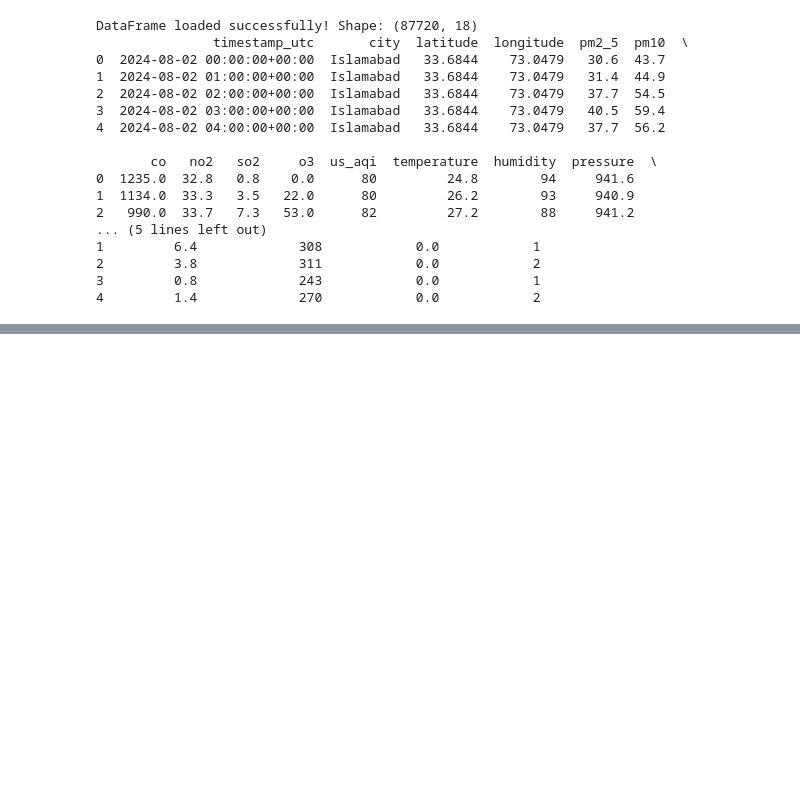
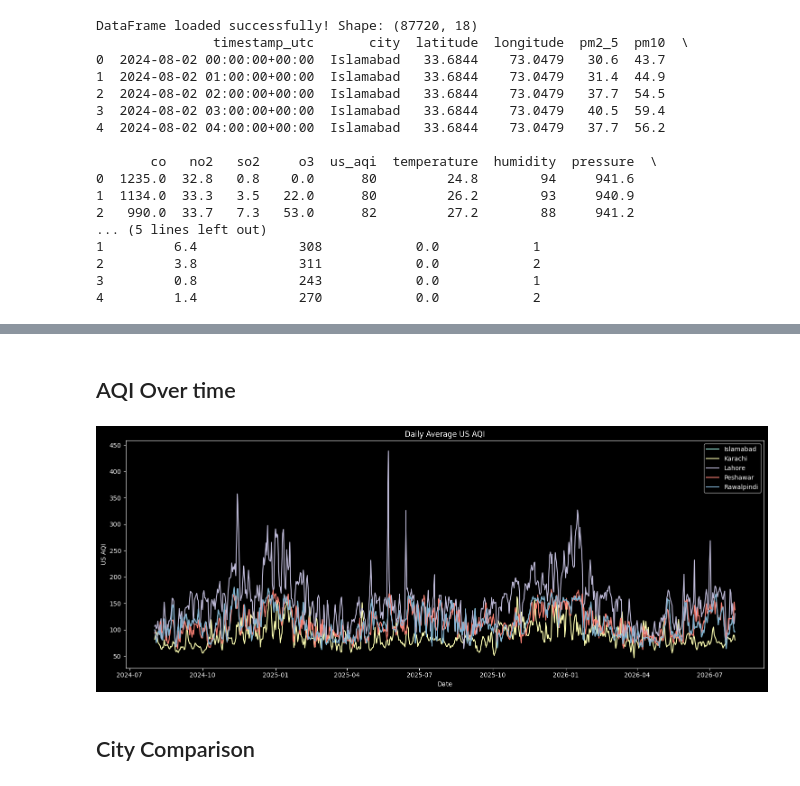
Before and after one commit to FatimaMuhammad90/City_AQI-predictor, a Jupyter notebook: EDA/eda.ipynb, the cells around one changed output, grey strips where cells are left out. Cells and saved outputs as stored; diff of their text form; code cells hidden in the pictures; blank space fills up the shorter version.

```diff
--- a/EDA/eda.ipynb
+++ b/EDA/eda.ipynb
@@ -39,0 +234,24 @@ DataFrame loaded successfully! Shape: (87720, 18)
+# %% [markdown]
+## AQI Over time
+# %%
+df["timestamp_utc"] = pd.to_datetime(df["timestamp_utc"])
+
+# 2. Resample daily per city
+daily = (df.set_index("timestamp_utc").groupby("city")["us_aqi"].resample("D").mean().reset_index())
+
+# 3. Plot
+plt.figure(figsize=(15, 6))
+for city in daily["city"].unique():
+    city_data = daily[daily["city"] == city]
+    plt.plot(city_data["timestamp_utc"], city_data["us_aqi"], label=city)
+
+plt.title("Daily Average US AQI")
+plt.xlabel("Date")
+plt.ylabel("US AQI")
+plt.legend()
+plt.tight_layout()
+plt.show()
+# %% [output]
+[figure, added]
+# %% [markdown]
+## City Comparison
```
Also changed, not shown: parts of 43 cells of this notebook, 4 other files.
